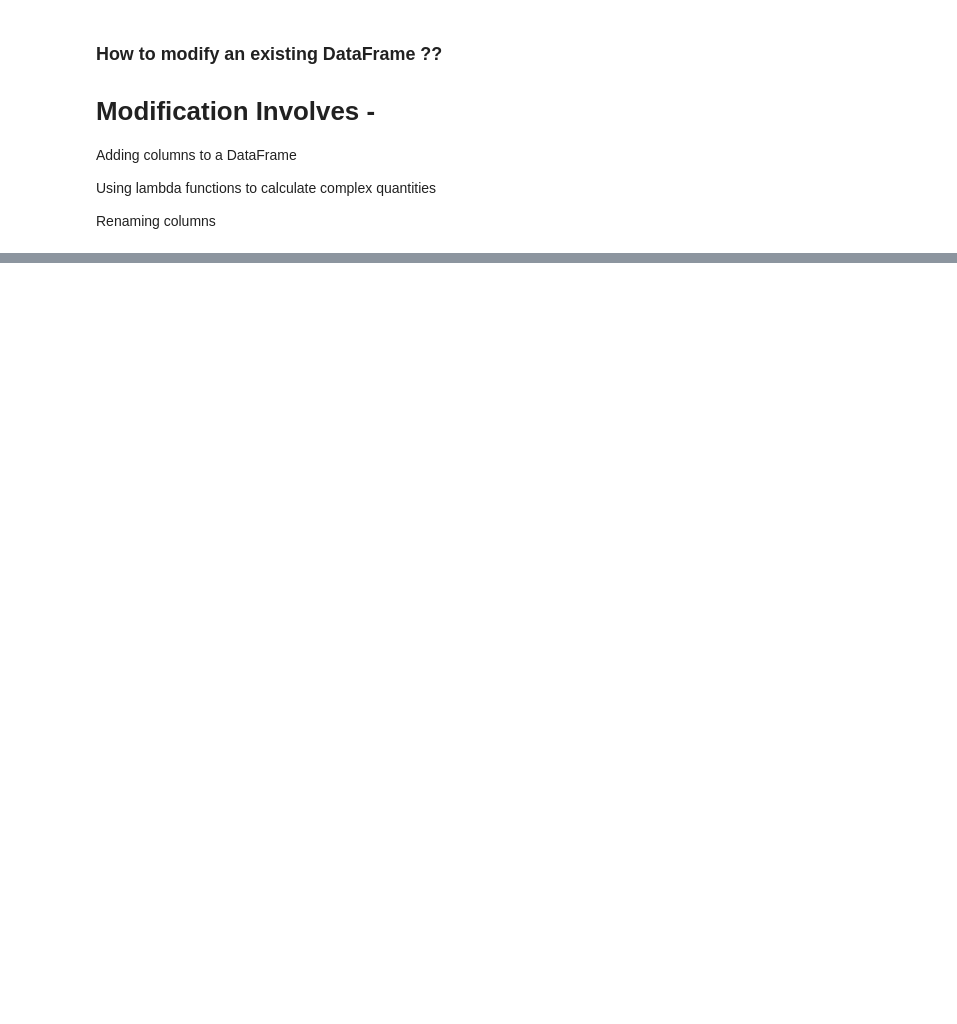
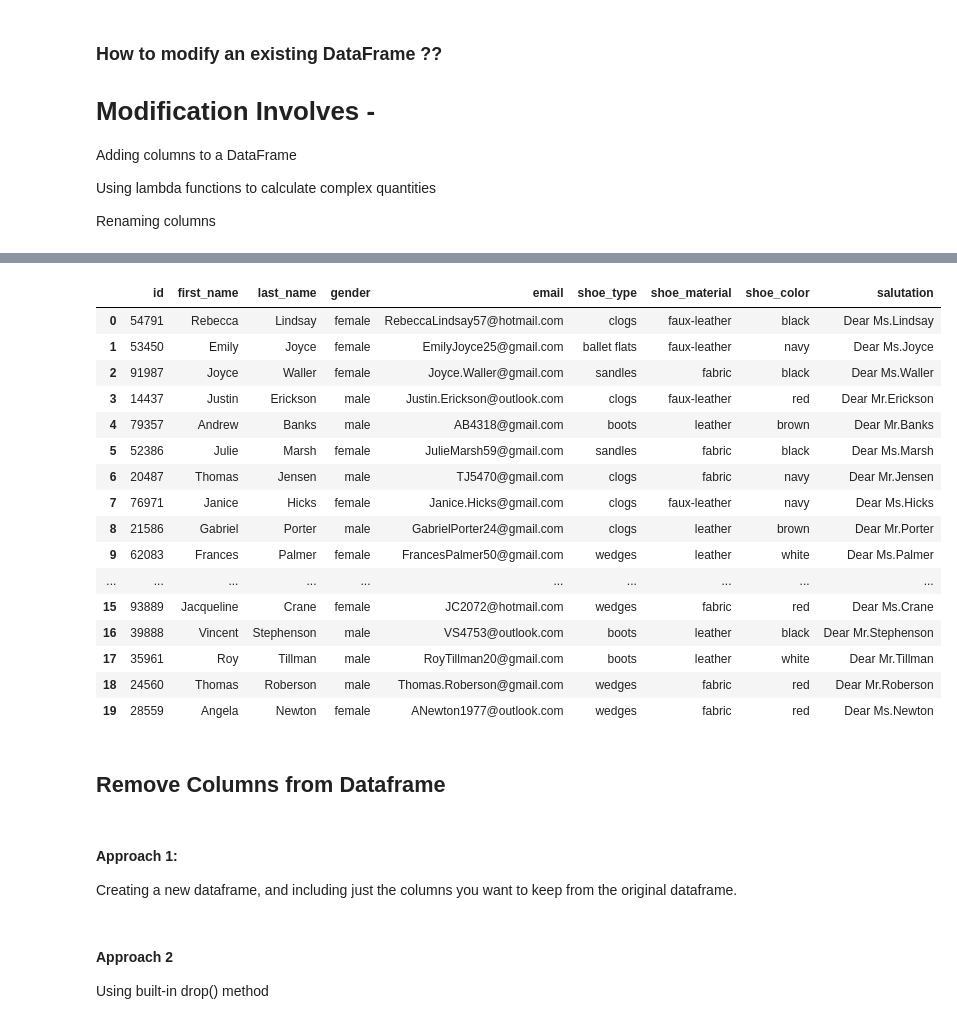
Before and after one commit to SantoshCollabDev/pandas, a Jupyter notebook: Practice_Modifying_Dataframes.ipynb, the cells around one changed output, grey strips where cells are left out. Drawn from its saved outputs; the diff is of its cells as text; code cells hidden in the pictures; blank space fills up the shorter version.

Commit message:
Add, Update, Remove dataframe columns

```diff
--- a/Practice_Modifying_Dataframes.ipynb
+++ b/Practice_Modifying_Dataframes.ipynb
@@ -52,0 +185,5 @@ orders_df
+# %%
+# pd.set_option("max_columns", None) # show all cols
+pd.set_option('display.max_colwidth', None)
+
+orders_df.head(10)
@@ -52,0 +1192,2 @@ orders_df
+# %%
+shoefly_df = pd.read_csv(r'D:\GIT_Repositories\pandas\shoefly.csv')
@@ -52,0 +1203,30 @@ orders_df
+# %%
+salutation = lambda row: ( 'Dear Mr.' + row['last_name'] ) if row['gender'] == "male" else ( 'Dear Ms.' + row['last_name'] )
+# %%
+shoefly_df['salutation'] = shoefly_df.apply(salutation, axis=1)
+# %%
+shoefly_df
+# %% [output]
+|  | id | first_name | last_name | gender | email | shoe_type | shoe_material | shoe_color | salutation |
+| 0 | 54791 | Rebecca | Lindsay | female | RebeccaLindsay57@hotmail.com | clogs | faux-leather | black | Dear Ms.Lindsay |
+| 1 | 53450 | Emily | Joyce | female | EmilyJoyce25@gmail.com | ballet flats | faux-leather | navy | Dear Ms.Joyce |
+| 2 | 91987 | Joyce | Waller | female | Joyce.Waller@gmail.com | sandles | fabric | black | Dear Ms.Waller |
+| 3 | 14437 | Justin | Erickson | male | Justin.Erickson@outlook.com | clogs | faux-leather | red | Dear Mr.Erickson |
+| 4 | 79357 | Andrew | Banks | male | AB4318@gmail.com | boots | leather | brown | Dear Mr.Banks |
+| 5 | 52386 | Julie | Marsh | female | JulieMarsh59@gmail.com | sandles | fabric | black | Dear Ms.Marsh |
+| 6 | 20487 | Thomas | Jensen | male | TJ5470@gmail.com | clogs | fabric | navy | Dear Mr.Jensen |
+| 7 | 76971 | Janice | Hicks | female | Janice.Hicks@gmail.com | clogs | faux-leather | navy | Dear Ms.Hicks |
+| 8 | 21586 | Gabriel | Porter | male | GabrielPorter24@gmail.com | clogs | leather | brown | Dear Mr.Porter |
+| 9 | 62083 | Frances | Palmer | female | FrancesPalmer50@gmail.com | wedges | leather | white | Dear Ms.Palmer |
+| ... | ... | ... | ... | ... | ... | ... | ... | ... | ... |
+| 15 | 93889 | Jacqueline | Crane | female | JC2072@hotmail.com | wedges | fabric | red | Dear Ms.Crane |
+| 16 | 39888 | Vincent | Stephenson | male | VS4753@outlook.com | boots | leather | black | Dear Mr.Stephenson |
+| 17 | 35961 | Roy | Tillman | male | RoyTillman20@gmail.com | boots | leather | white | Dear Mr.Tillman |
+| 18 | 24560 | Thomas | Roberson | male | Thomas.Roberson@gmail.com | wedges | fabric | red | Dear Mr.Roberson |
+| 19 | 28559 | Angela | Newton | female | ANewton1977@outlook.com | wedges | fabric | red | Dear Ms.Newton |
+# %% [markdown]
+## Remove Columns from Dataframe
+# %% [markdown]
+#### Approach 1:
+
+Creating a new dataframe, and including just the columns you want to keep from the original dataframe.
@@ -52,0 +1236,4 @@ orders_df
+# %% [markdown]
+#### Approach 2
+
+Using built-in drop() method
```
Also changed, not shown: parts of 175 cells of this notebook.
